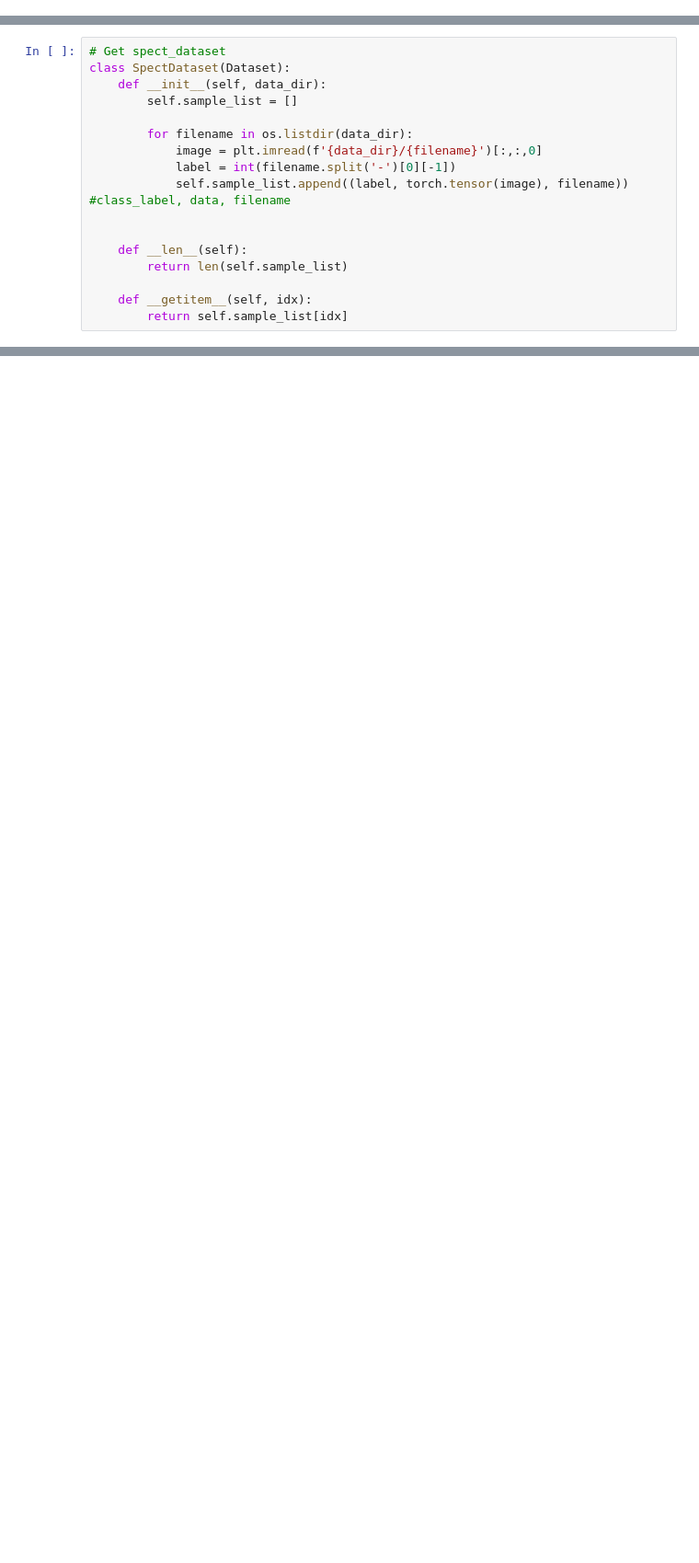
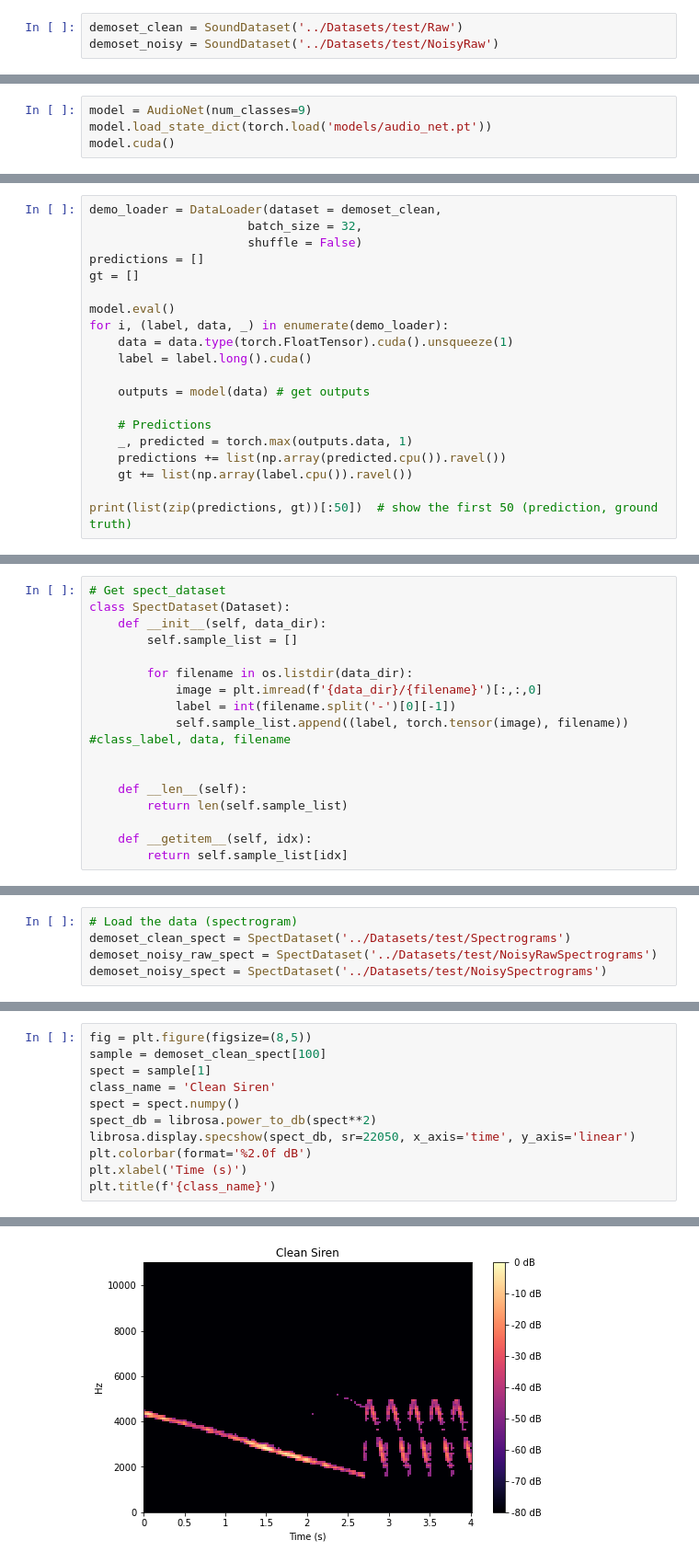
Before and after one commit to jmiano/Neural-Graceful-Degradation, a Jupyter notebook: Demo_Notebook.ipynb, the cells around one changed output, grey strips where cells are left out. Shown at 92% size. Saved outputs shown, nothing was run; the diff lists cells and outputs as text; blank space fills up the shorter version.

Commit message:
updated demo notebook

```diff
--- a/Demo_Notebook.ipynb
+++ b/Demo_Notebook.ipynb
@@ -23,0 +69,3 @@ from sklearn.metrics import f1_score, recall_score, precision_score, accuracy_sc
+# %%
+demoset_clean = SoundDataset('../Datasets/test/Raw')
+demoset_noisy = SoundDataset('../Datasets/test/NoisyRaw')
@@ -23,0 +155,4 @@ from sklearn.metrics import f1_score, recall_score, precision_score, accuracy_sc
+# %%
+model = AudioNet(num_classes=9)
+model.load_state_dict(torch.load('models/audio_net.pt'))
+model.cuda()
@@ -23,0 +179,20 @@ from sklearn.metrics import f1_score, recall_score, precision_score, accuracy_sc
+# %%
+demo_loader = DataLoader(dataset = demoset_clean,
+                      batch_size = 32,
+                      shuffle = False)
+predictions = []
+gt = []
+
+model.eval()
+for i, (label, data, _) in enumerate(demo_loader):
+    data = data.type(torch.FloatTensor).cuda().unsqueeze(1)
+    label = label.long().cuda()
+
+    outputs = model(data) # get outputs
+
+    # Predictions
+    _, predicted = torch.max(outputs.data, 1)
+    predictions += list(np.array(predicted.cpu()).ravel())
+    gt += list(np.array(label.cpu()).ravel())
+
+print(list(zip(predictions, gt))[:50])  # show the first 50 (prediction, ground truth)
@@ -1181,0 +224,5 @@ weighted avg       0.75      0.63      0.64      1462
+# %%
+# Load the data (spectrogram)
+demoset_clean_spect = SpectDataset('../Datasets/test/Spectrograms')
+demoset_noisy_raw_spect = SpectDataset('../Datasets/test/NoisyRawSpectrograms')
+demoset_noisy_spect = SpectDataset('../Datasets/test/NoisySpectrograms')
@@ -1181,0 +251,12 @@ weighted avg       0.75      0.63      0.64      1462
+# %%
+fig = plt.figure(figsize=(8,5))
+sample = demoset_clean_spect[100]
+spect = sample[1]
+class_name = 'Clean Siren'
+spect = spect.numpy()
+spect_db = librosa.power_to_db(spect**2)
+librosa.display.specshow(spect_db, sr=22050, x_axis='time', y_axis='linear')
+plt.colorbar(format='%2.0f dB')
+plt.xlabel('Time (s)')
+plt.title(f'{class_name}')
+# %% [output]
@@ -1181,0 +264 @@ weighted avg       0.75      0.63      0.64      1462
+[figure, added]
```
Also changed, not shown: parts of 66 cells of this notebook.
